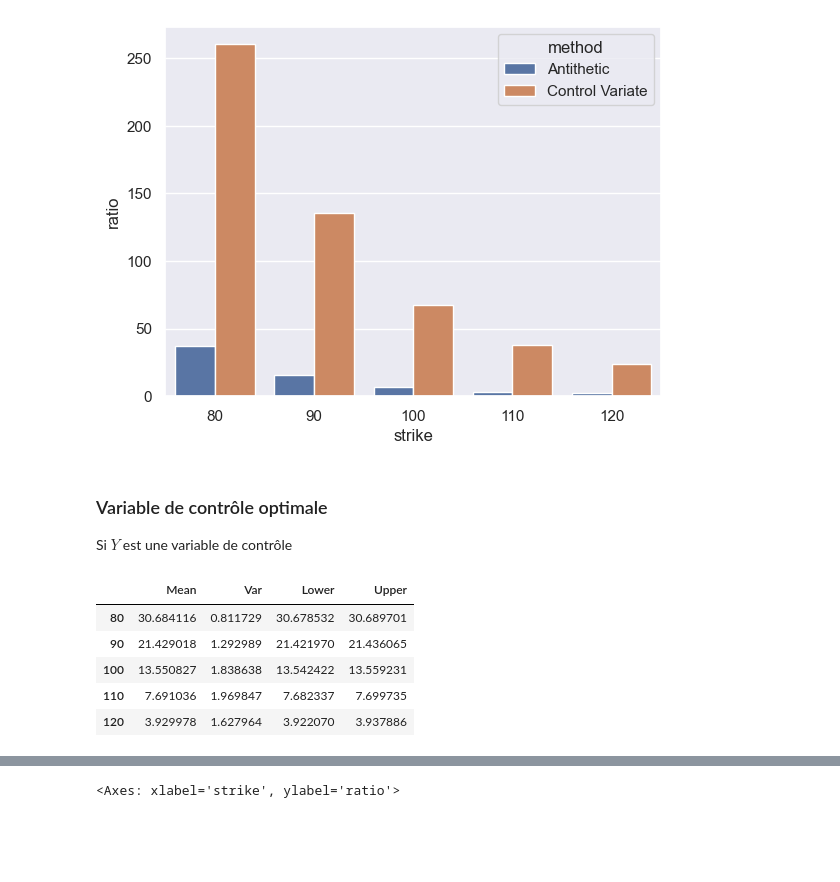
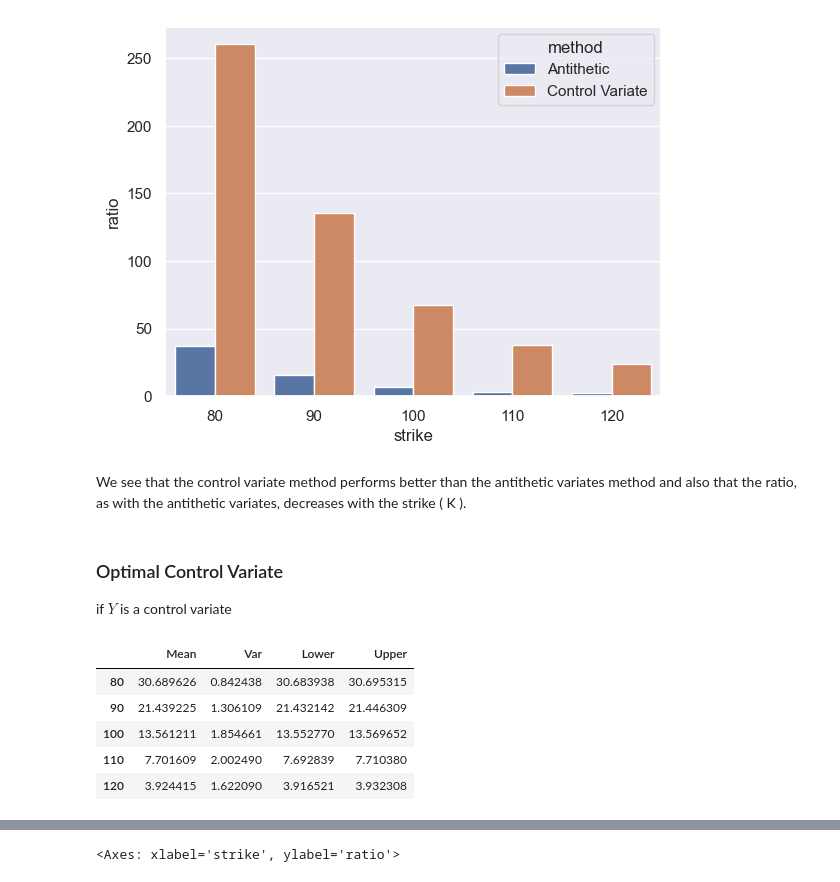
Before and after one commit to wantToL/pricer_basket_option, a Jupyter notebook: pricer_option_basket.ipynb, the cells around one changed output, grey strips where cells are left out. Cells and saved outputs as stored; diff of their text form; code cells hidden in the pictures; blank space fills up the shorter version.

```diff
--- a/pricer_option_basket.ipynb
+++ b/pricer_option_basket.ipynb
@@ -293,29 +302,32 @@ sns.barplot(data=ratio_var, x="strike", y="ratio", hue="method")
 # %% [output]
 <Axes: xlabel='strike', ylabel='ratio'>
 [figure]
-# %% [markdown]
-### Variable de contrôle optimale
-
-Si $Y$ est une variable de contrôle
+# %% [markdown]
+We see that the control variate method performs better than the antithetic variates method and also that the ratio, as with the antithetic variates, decreases with the strike \( K \).
+# %% [markdown]
+### Optimal Control Variate
+
+
+if $Y$ is a control variate
 # %%
 Ks = [80, 90, 100, 110, 120]
 
-def sample(K):
+def sample1(K):
     Xn = phi(Gn, **params, strike=K)
     Yn = psi(Gn, **params, strike=K)
     lambd = (Xn*Yn).mean() / (Yn*Yn).mean()
     return Xn - lambd * Yn
-result_cv2 = [monte_carlo(sample(K)) for K in Ks]
+result_cv2 = [monte_carlo(sample1(K)) for K in Ks]
 result_cv2_df = pd.DataFrame(result_cv2,
                             columns=['Mean', 'Var', 'Lower', 'Upper'], index=Ks)
 result_cv2_df
 # %% [output]
 |  | Mean | Var | Lower | Upper |
-| 80 | 30.684116 | 0.811729 | 30.678532 | 30.689701 |
-| 90 | 21.429018 | 1.292989 | 21.421970 | 21.436065 |
-| 100 | 13.550827 | 1.838638 | 13.542422 | 13.559231 |
-| 110 | 7.691036 | 1.969847 | 7.682337 | 7.699735 |
-| 120 | 3.929978 | 1.627964 | 3.922070 | 3.937886 |
+| 80 | 30.689626 | 0.842438 | 30.683938 | 30.695315 |
+| 90 | 21.439225 | 1.306109 | 21.432142 | 21.446309 |
+| 100 | 13.561211 | 1.854661 | 13.552770 | 13.569652 |
+| 110 | 7.701609 | 2.002490 | 7.692839 | 7.710380 |
+| 120 | 3.924415 | 1.622090 | 3.916521 | 3.932308 |
 # %%
 ratio_var = pd.concat([
     mk_ratio_df("Antithetic", result_df['Var'] / result_antith_df['Var']),
```
Also changed, not shown: parts of 78 cells of this notebook.
